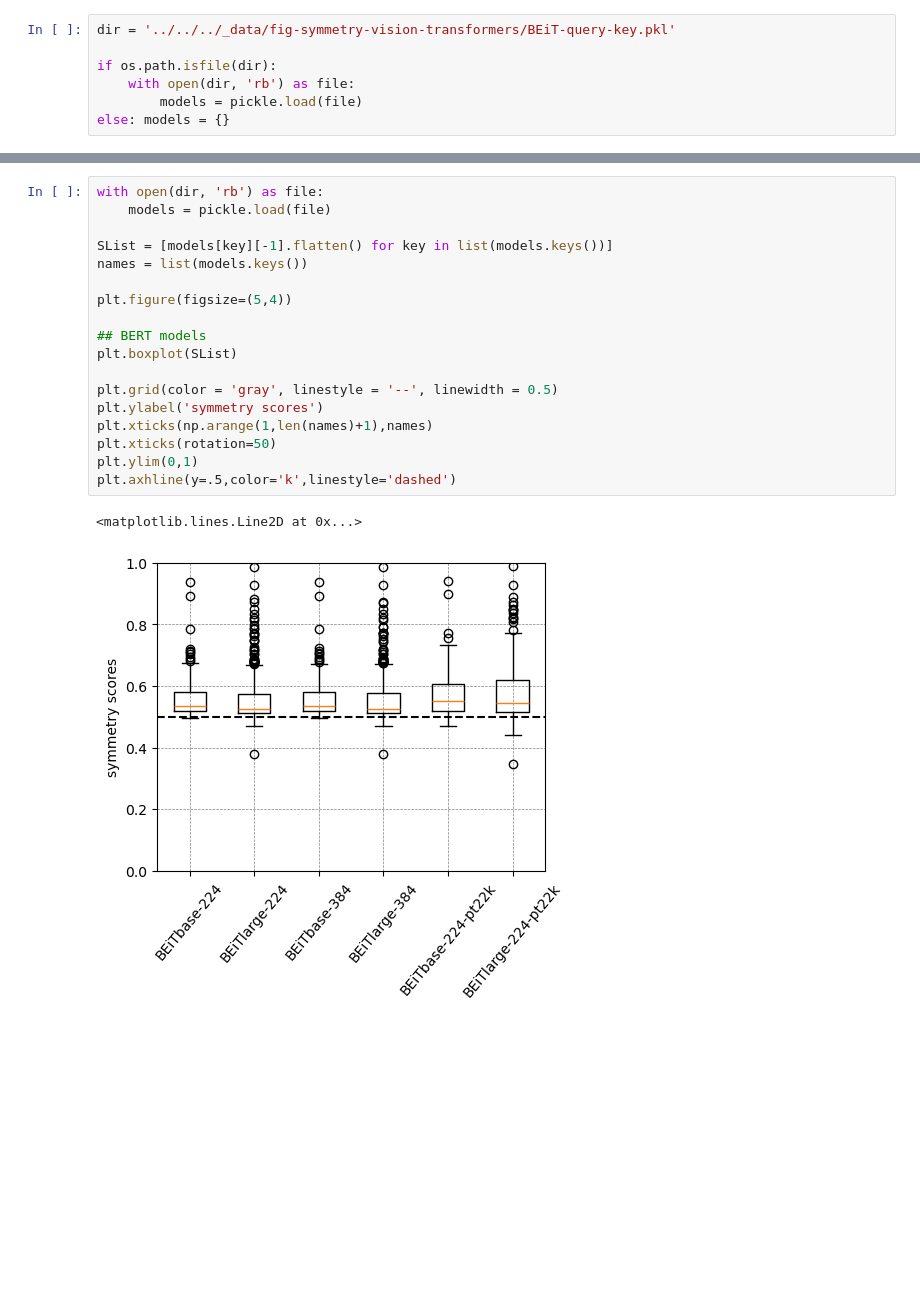
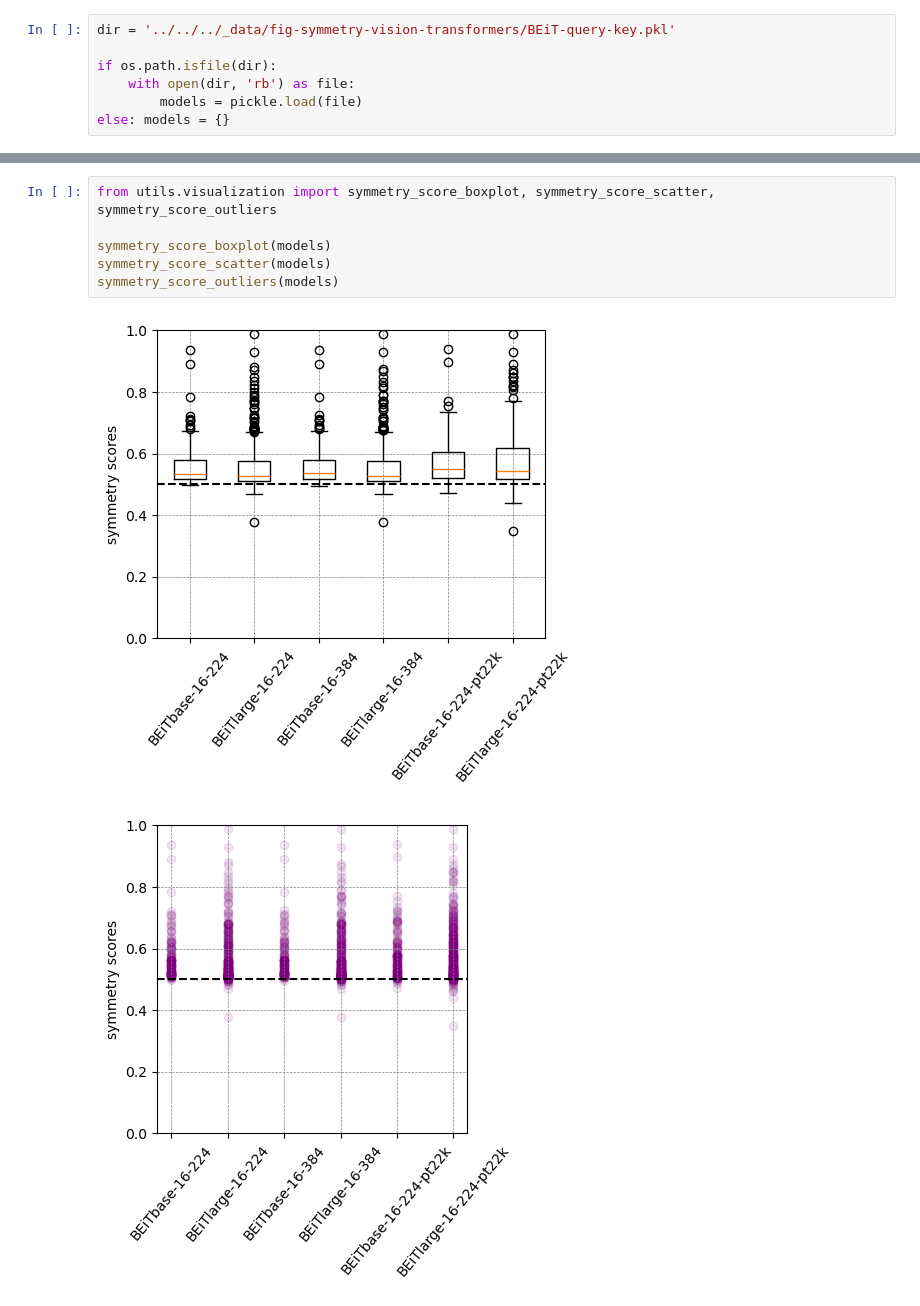
Before and after one commit to matteosaponati/attention-geometry, a Jupyter notebook: scripts/vision-models/symmetry-score-pretrained/BEiT.ipynb, the cells around one changed output, grey strips where cells are left out. Cells and saved outputs as stored; diff of their text form; blank space fills up the shorter version.

```diff
--- a/scripts/vision-models/symmetry-score-pretrained/BEiT.ipynb
+++ b/scripts/vision-models/symmetry-score-pretrained/BEiT.ipynb
@@ -104,24 +84,12 @@ with open(dir, 'wb') as file:
 # %% [output]
 Some weights of BeitForImageClassification were not initialized from the model checkpoint at microsoft/beit-base-patch16-224-pt22k and are newly initialized: ['beit.pooler.layernorm.bias', 'beit.poole ...
 You should probably TRAIN this model on a down-stream task to be able to use it for predictions and inference.
-# %%
-with open(dir, 'rb') as file:
-    models = pickle.load(file)
-
-SList = [models[key][-1].flatten() for key in list(models.keys())]
-names = list(models.keys())
-
-plt.figure(figsize=(5,4))
-
-## BERT models
-plt.boxplot(SList)
-
-plt.grid(color = 'gray', linestyle = '--', linewidth = 0.5)
-plt.ylabel('symmetry scores')
-plt.xticks(np.arange(1,len(names)+1),names)
-plt.xticks(rotation=50)
-plt.ylim(0,1)
-plt.axhline(y=.5,color='k',linestyle='dashed')
-# %% [output]
-<matplotlib.lines.Line2D at 0x...>
-[figure, removed]
+# %%
+from utils.visualization import symmetry_score_boxplot, symmetry_score_scatter, symmetry_score_outliers
+
+symmetry_score_boxplot(models)
+symmetry_score_scatter(models)
+symmetry_score_outliers(models)
+# %% [output]
+[figure, added]
+[figure, added]
```
Also changed, not shown: parts of 4 cells of this notebook, 2 other files.
